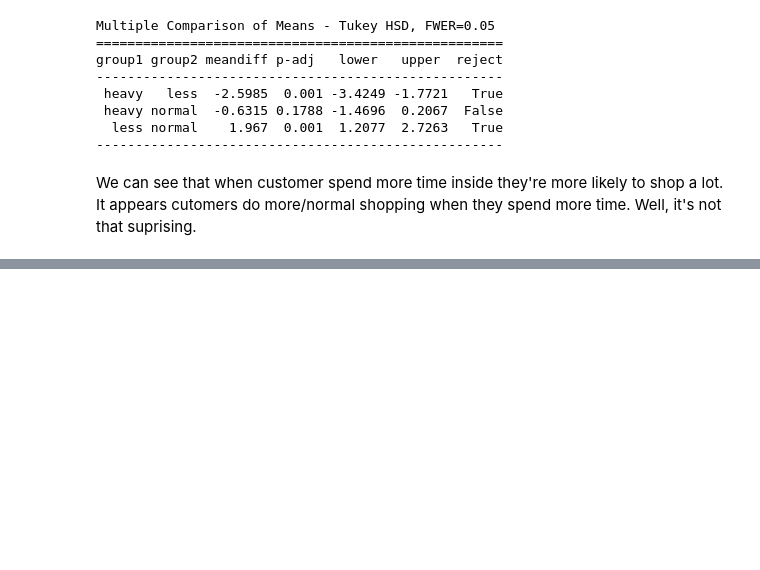
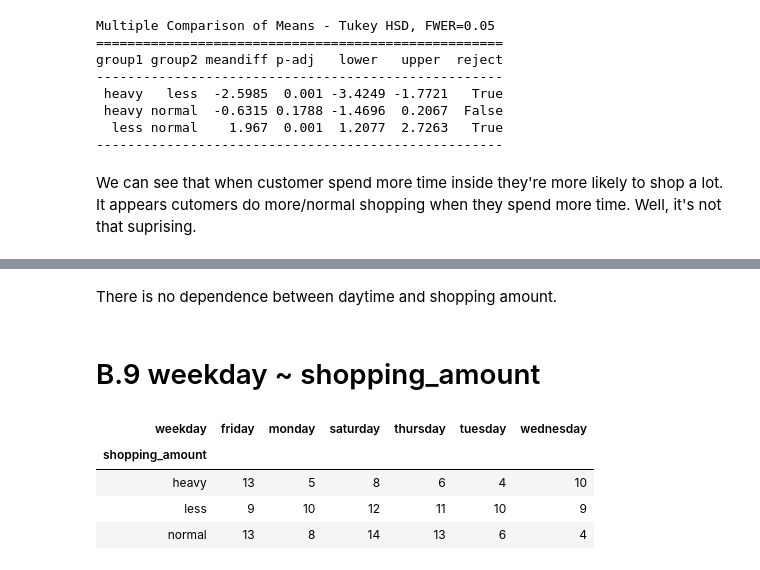
Before and after one commit to MhmudFwzi/customer_behavior_prediction, a Jupyter notebook: shop_amount_stat_tests.ipynb, the cells around one changed output, grey strips where cells are left out. Cells and saved outputs as stored; diff of their text form; code cells hidden in the pictures; blank space fills up the shorter version.

```diff
--- a/shop_amount_stat_tests.ipynb
+++ b/shop_amount_stat_tests.ipynb
@@ -901,0 +1176,13 @@ We can see that when customer spend more time inside they're more likely to shop
+# %% [markdown]
+There is no dependence between daytime and shopping amount.
+# %% [markdown]
+# B.9 weekday ~ shopping_amount
+# %%
+table=pd.crosstab(data['shopping_amount'], data['weekday'], )
+table
+# %% [output]
+| weekday | friday | monday | saturday | thursday | tuesday | wednesday |
+| shopping_amount |  |  |  |  |  |  |
+| heavy | 13 | 5 | 8 | 6 | 4 | 10 |
+| less | 9 | 10 | 12 | 11 | 10 | 9 |
+| normal | 13 | 8 | 14 | 13 | 6 | 4 |
```
Also changed, not shown: parts of 53 cells of this notebook, 1 other file.
